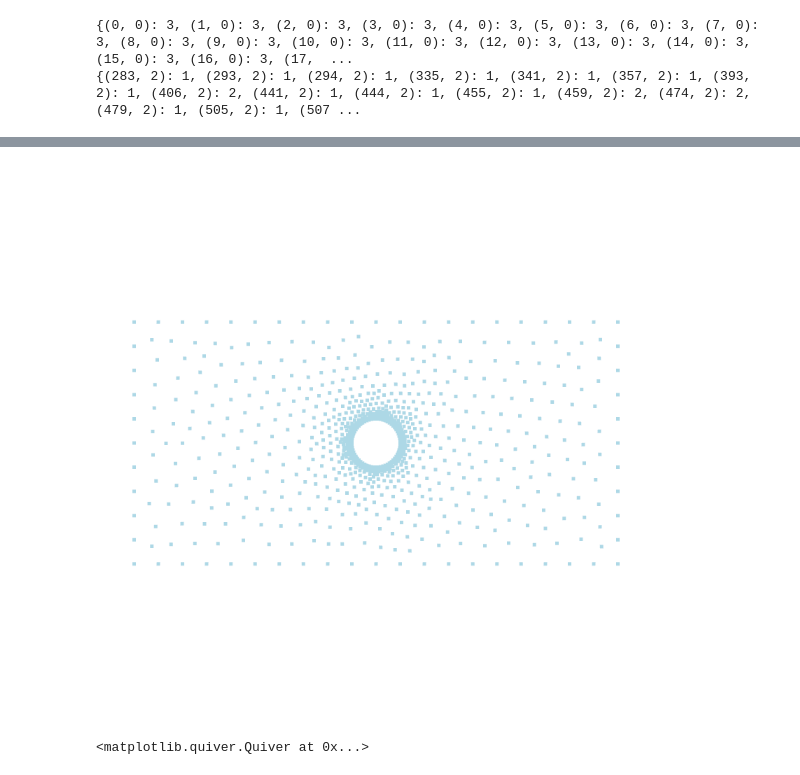
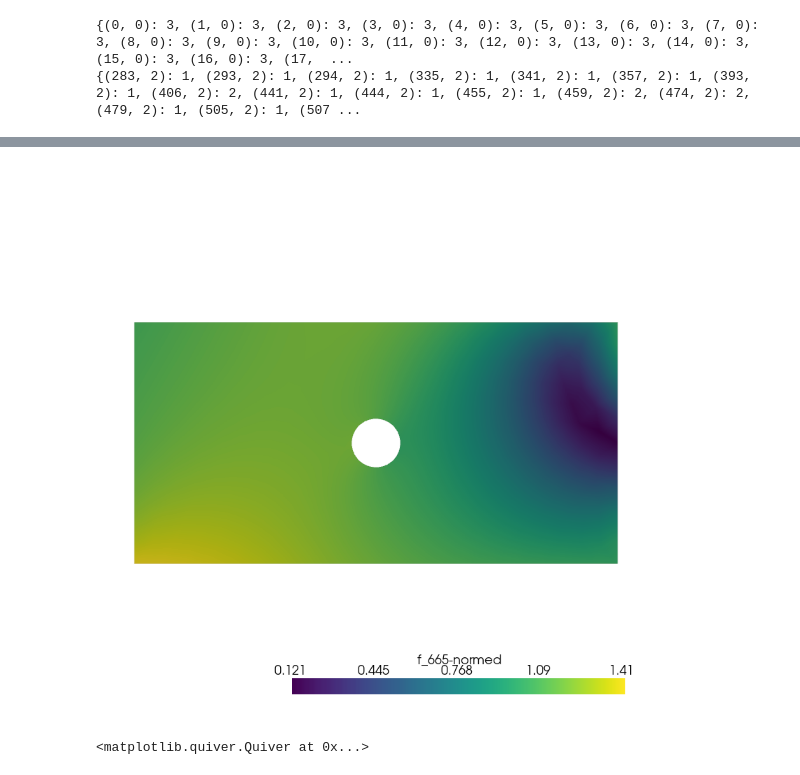
Before and after one commit to Suro4ek/mathmod, a Jupyter notebook: task1/main.ipynb, the cells around one changed output, grey strips where cells are left out. Saved outputs shown, nothing was run; the diff lists cells and outputs as text; code cells hidden in the pictures.

Commit message:
add scalars

```diff
--- a/task1/main.ipynb
+++ b/task1/main.ipynb
@@ -210,12 +198,12 @@ file_u << u
 # %%
 p = pyvista.Plotter(window_size=(800, 800))
 mesh = pyvista.read('results/model.pvd')
-p.add_mesh(mesh, style="points")
+p.add_mesh(mesh, scalars='f_665')
+p.view_xy()
 if not pyvista.OFF_SCREEN:
-    p.view_xy()
     p.show(jupyter_backend='ipykernel')
 # %% [output]
-[figure, old version]
+[figure, new version]
 # %%
 import matplotlib.pyplot as plt
 # %%
```
Also changed, not shown: parts of 9 cells of this notebook, 1 other file.
